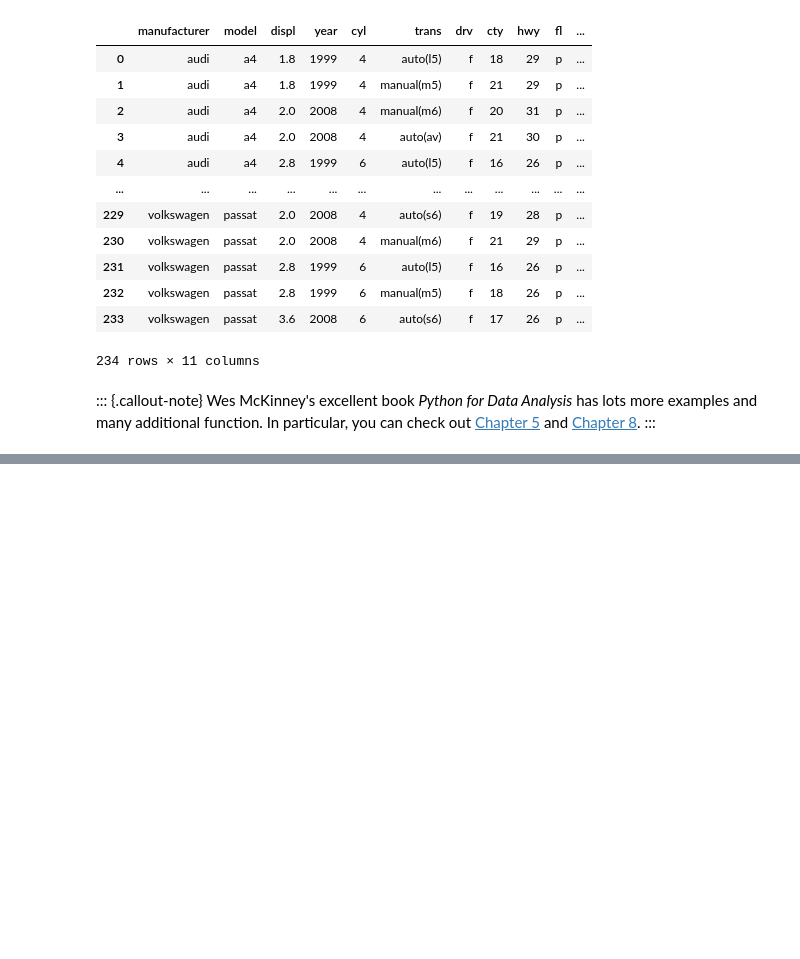
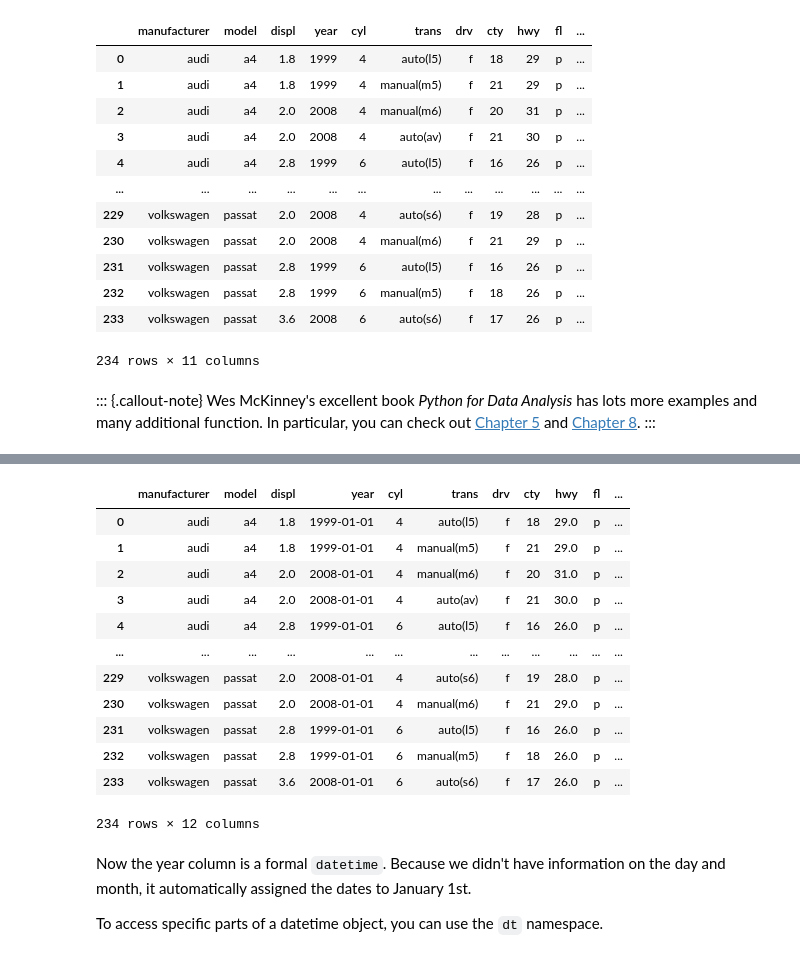
Before and after one commit to jrladd/CIS241, a Jupyter notebook: guides/pandas.ipynb, the cells around one changed output, grey strips where cells are left out. Saved outputs shown, nothing was run; the diff lists cells and outputs as text; code cells hidden in the pictures; blank space fills up the shorter version.

```diff
--- a/guides/pandas.ipynb
+++ b/guides/pandas.ipynb
@@ -638,0 +681,5 @@ Wes McKinney's excellent book *Python for Data Analysis* has lots more examples
+# %%
+# The first way is to use the general astype function:
+
+mpg = mpg.assign(manufacturer = mpg.manufacturer.astype("category"))
+mpg.info()
@@ -638,0 +706,9 @@ Wes McKinney's excellent book *Python for Data Analysis* has lots more examples
+# %%
+# The second way is to use a function specific to
+# convert something to a number, a date, or something else:
+
+mpg = mpg.assign(hwy = pd.to_numeric(mpg.hwy, downcast="float"))
+# The downcast='float' changes your data from an int to a float
+# but you could also use this to go from an object to an int or float
+
+mpg.info()
@@ -638,0 +745,24 @@ Wes McKinney's excellent book *Python for Data Analysis* has lots more examples
+# %%
+# You must specify the format of the date or time in the existing data
+# For example: "%m-%d-%Y" would be the format "05-30-2025"
+
+mpg = mpg.assign(year = pd.to_datetime(mpg.year, format="%Y"))
+mpg
+# %% [output]
+|  | manufacturer | model | displ | year | cyl | trans | drv | cty | hwy | fl | ... |
+| 0 | audi | a4 | 1.8 | 1999-01-01 | 4 | auto(l5) | f | 18 | 29.0 | p | ... |
+| 1 | audi | a4 | 1.8 | 1999-01-01 | 4 | manual(m5) | f | 21 | 29.0 | p | ... |
+| 2 | audi | a4 | 2.0 | 2008-01-01 | 4 | manual(m6) | f | 20 | 31.0 | p | ... |
+| 3 | audi | a4 | 2.0 | 2008-01-01 | 4 | auto(av) | f | 21 | 30.0 | p | ... |
+| 4 | audi | a4 | 2.8 | 1999-01-01 | 6 | auto(l5) | f | 16 | 26.0 | p | ... |
+| ... | ... | ... | ... | ... | ... | ... | ... | ... | ... | ... | ... |
+| 229 | volkswagen | passat | 2.0 | 2008-01-01 | 4 | auto(s6) | f | 19 | 28.0 | p | ... |
+| 230 | volkswagen | passat | 2.0 | 2008-01-01 | 4 | manual(m6) | f | 21 | 29.0 | p | ... |
+| 231 | volkswagen | passat | 2.8 | 1999-01-01 | 6 | auto(l5) | f | 16 | 26.0 | p | ... |
+| 232 | volkswagen | passat | 2.8 | 1999-01-01 | 6 | manual(m5) | f | 18 | 26.0 | p | ... |
+| 233 | volkswagen | passat | 3.6 | 2008-01-01 | 6 | auto(s6) | f | 17 | 26.0 | p | ... |
+234 rows × 12 columns
+# %% [markdown]
+Now the year column is a formal `datetime`. Because we didn't have information on the day and month, it automatically assigned the dates to January 1st.
+
+To access specific parts of a datetime object, you can use the `dt` namespace.
```
Also changed, not shown: parts of 32 cells of this notebook, 7 other files.
